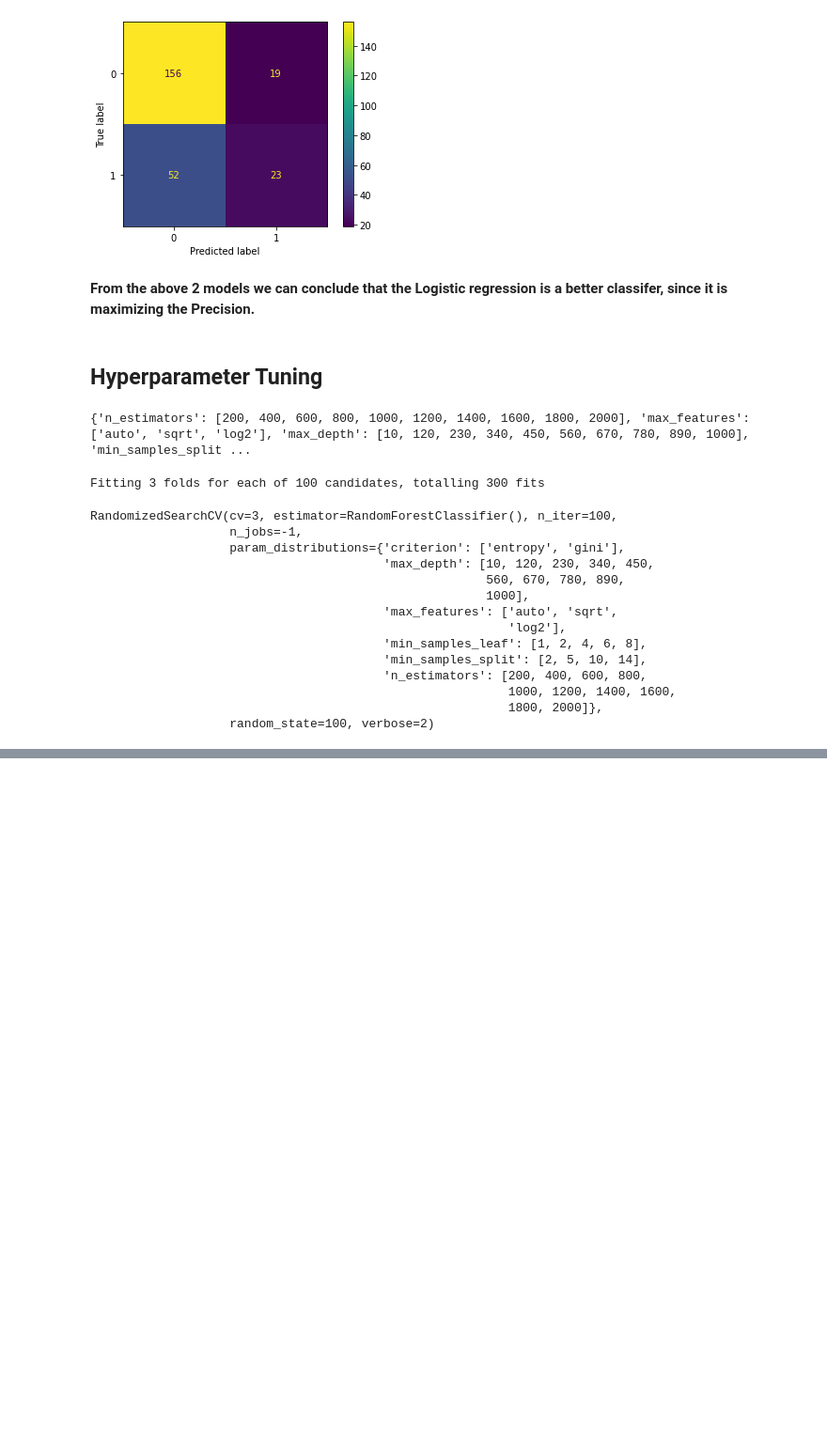
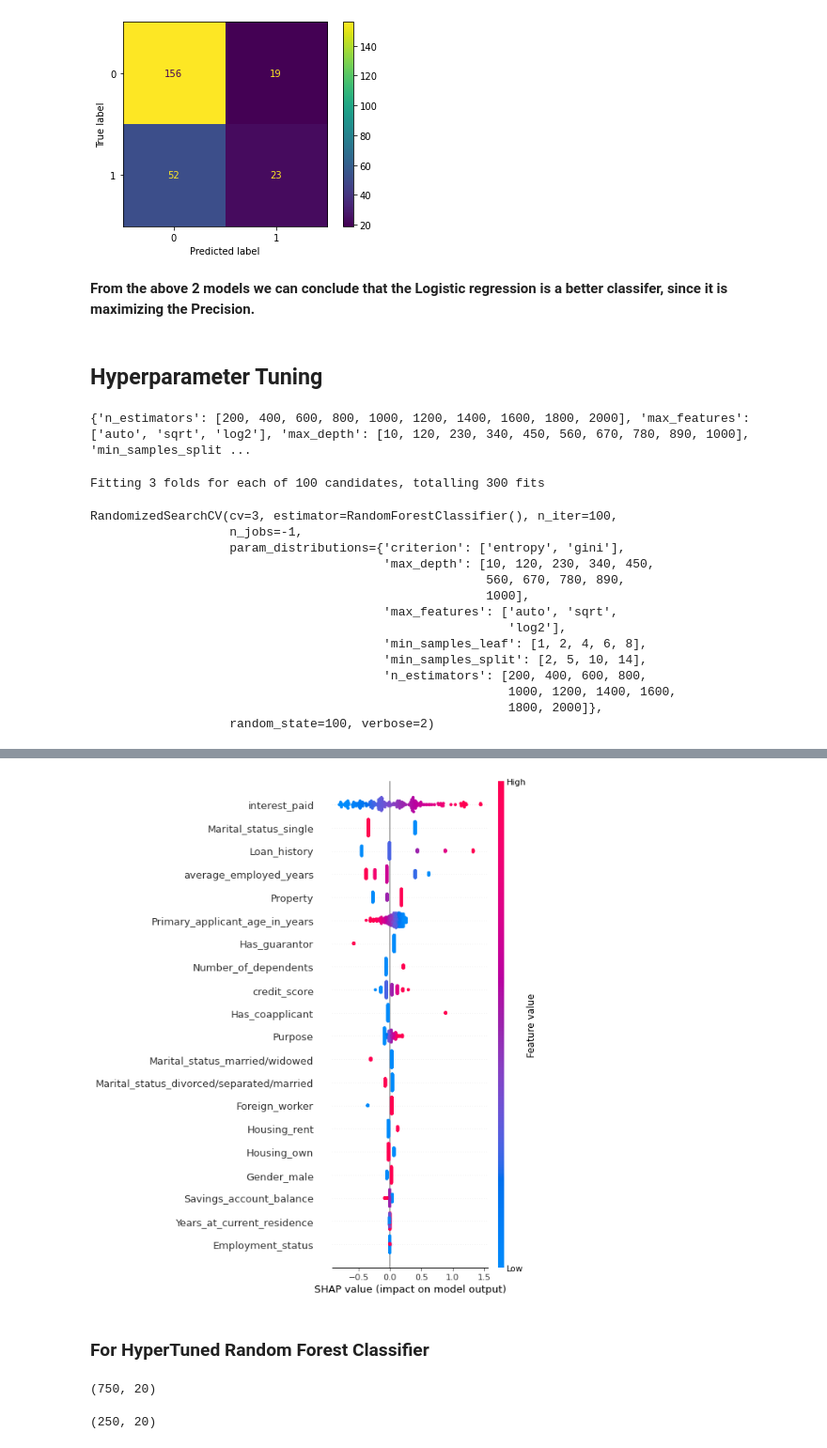
Before and after one commit to Praj-17/Loan-Creaditworthiness-classification, a Jupyter notebook: modeling.ipynb, the cells around one changed output, grey strips where cells are left out. Shown at 94% size. Cells and saved outputs as stored; diff of their text form; code cells hidden in the pictures; blank space fills up the shorter version.

```diff
--- a/modeling.ipynb
+++ b/modeling.ipynb
@@ -364,0 +409,4 @@ disp.plot()
+# %%
+shap.initjs()
+shap.summary_plot(shap_values,test_x, feature_names=X.columns)
+# %% [output]
@@ -364,0 +414,11 @@ disp.plot()
+[figure, added]
+# %% [markdown]
+### For HyperTuned Random Forest Classifier
+# %%
+train_x.shape
+# %% [output]
+(750, 20)
+# %%
+test_x.shape
+# %% [output]
+(250, 20)
```
Also changed, not shown: parts of 28 cells of this notebook, 1 other file.
